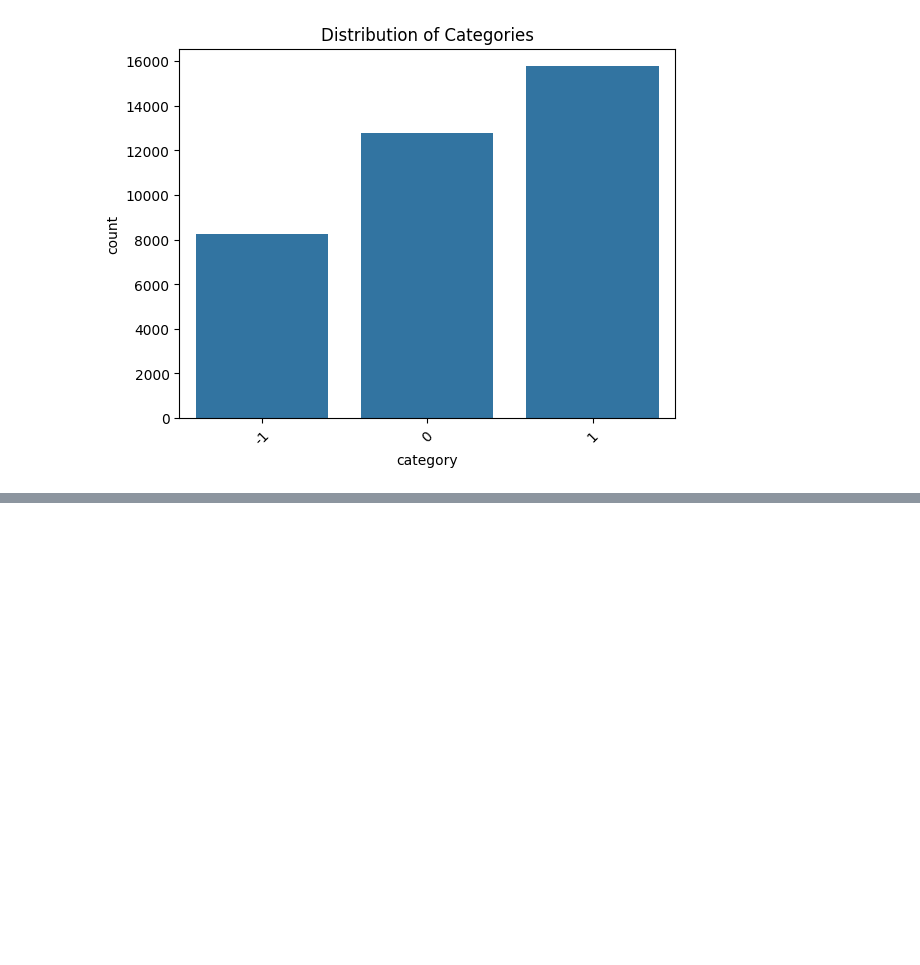
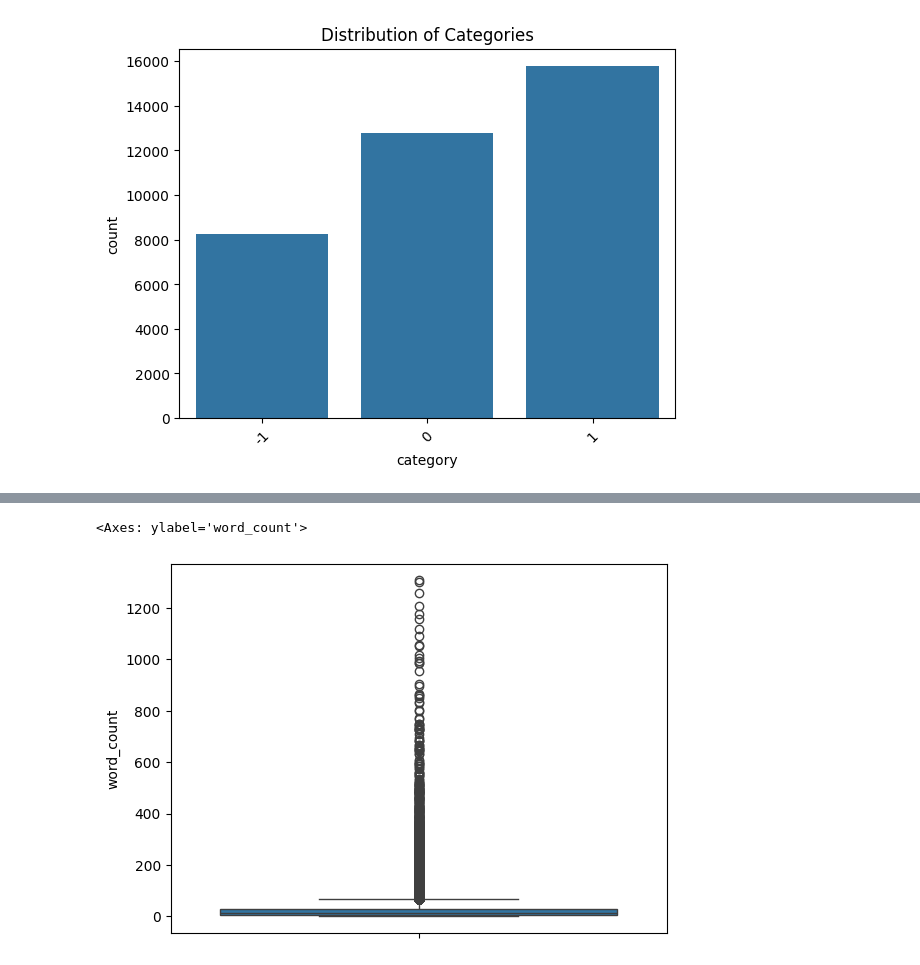
Before and after one commit to Aditya-Raj-Kaushik/ai, a Jupyter notebook: Preprocessing_EDA.ipynb, the cells around one changed output, grey strips where cells are left out. Cells and saved outputs as stored; diff of their text form; code cells hidden in the pictures; blank space fills up the shorter version.

```diff
--- a/Preprocessing_EDA.ipynb
+++ b/Preprocessing_EDA.ipynb
@@ -159,0 +226,5 @@ plt.show()
+# %%
+sns.boxplot(df['word_count'])
+# %% [output]
+<Axes: ylabel='word_count'>
+[figure, added]
```
Also changed, not shown: parts of 11 cells of this notebook.
